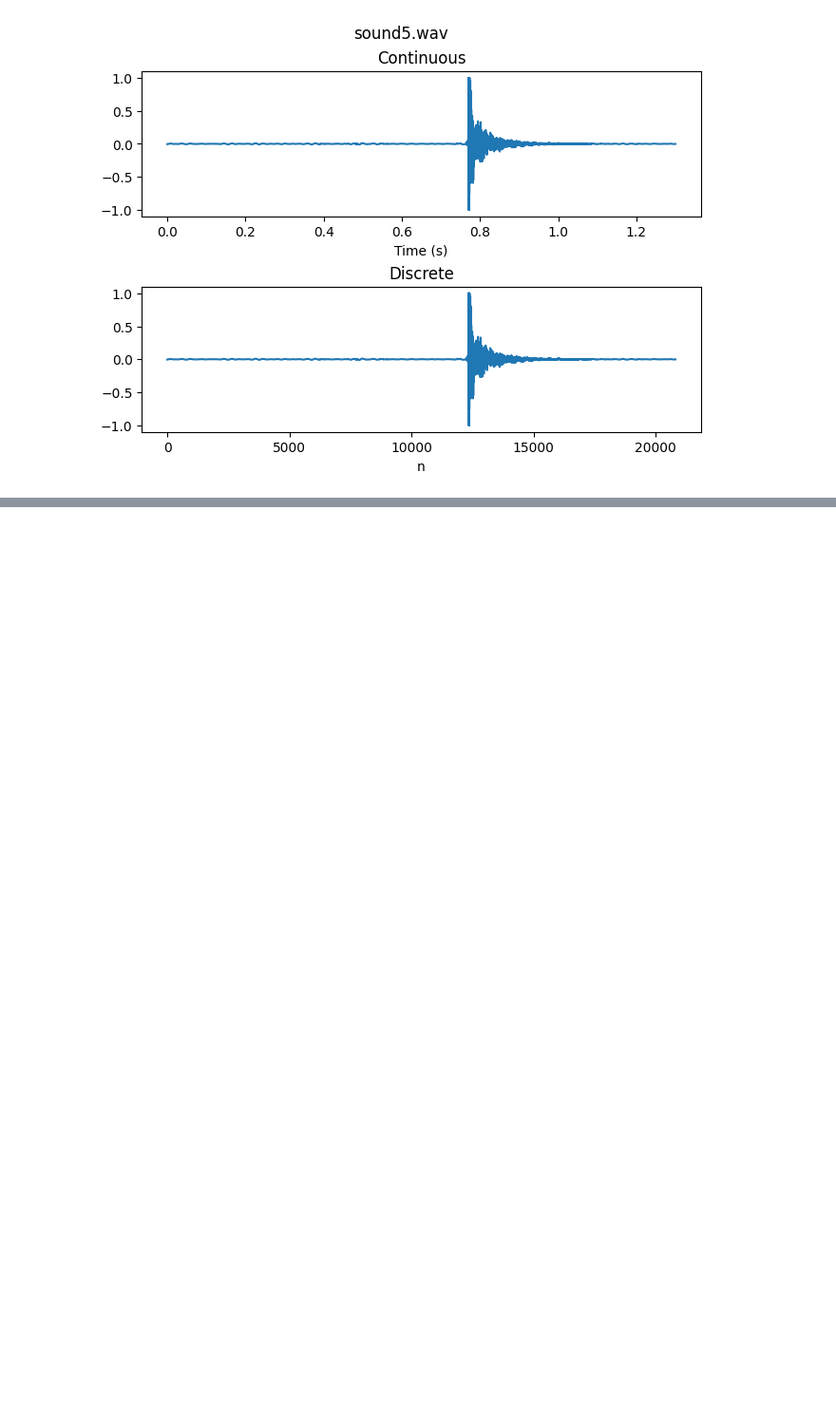
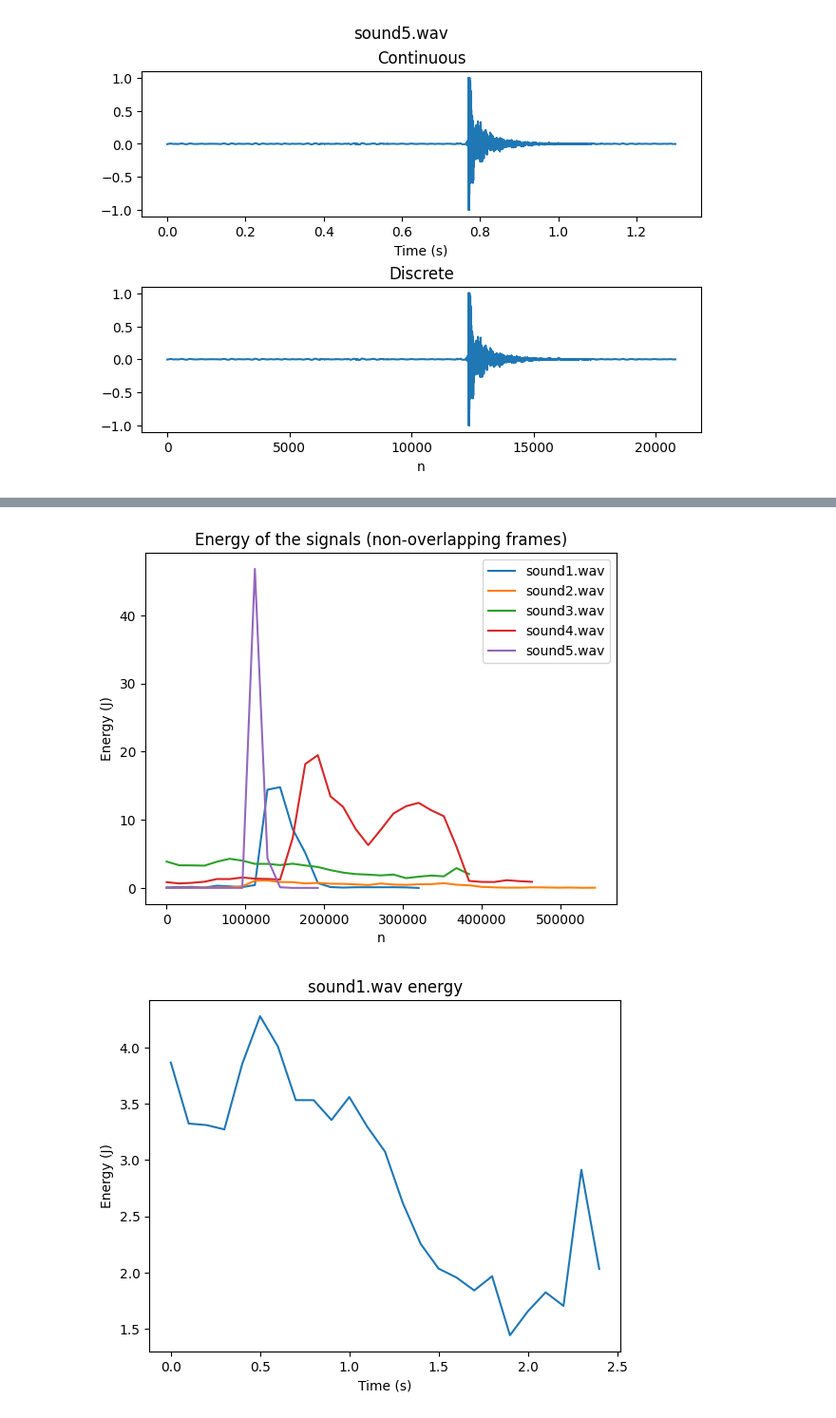
Before and after one commit to carlosedm10/joan-tds, a Jupyter notebook: prac1/python/prac1.ipynb, the cells around one changed output, grey strips where cells are left out. Shown at 95% size. Drawn from its saved outputs; the diff is of its cells as text; code cells hidden in the pictures; blank space fills up the shorter version.

```diff
--- a/prac1/python/prac1.ipynb
+++ b/prac1/python/prac1.ipynb
@@ -94,10 +114,14 @@ Energy of sound3.wav: 70.51780144311488
 E1_frames = (non_overlapping_frames(y1, fs1, 0.1) ** 2).sum(axis=0)
 E2_frames = (non_overlapping_frames(y2, fs2, 0.1) ** 2).sum(axis=0)
 E3_frames = (non_overlapping_frames(y3, fs3, 0.1) ** 2).sum(axis=0)
+E4_frames = (non_overlapping_frames(y4, fs4, 0.1) ** 2).sum(axis=0)
+E5_frames = (non_overlapping_frames(y5, fs5, 0.1) ** 2).sum(axis=0)
 
 print('Energy of sound1.wav (non overlapping frames):', E1_frames)
 print('Energy of sound2.wav (non overlapping frames):', E2_frames)
 print('Energy of sound3.wav (non overlapping frames):', E3_frames)
+print('Energy of sound4.wav (non overlapping frames):', E4_frames)
+print('Energy of sound5.wav (non overlapping frames):', E5_frames)
 # %% [output]
 Energy of sound1.wav (non overlapping frames): [8.55939379e-02 1.29535472e-01 1.55837758e-01 6.03303257e-02
  3.26599405e-01 2.27067842e-01 1.24440302e-01 4.25264693e-01
@@ -118,0 +143,29 @@ Energy of sound3.wav (non overlapping frames): [3.8680609  3.32501603 3.31144512
+# %%
+# plot the energy of the signals in discrete time
+t1 = np.arange(len(E1_frames)) * fs1
+t2 = np.arange(len(E2_frames)) * fs2
+t3 = np.arange(len(E3_frames)) * fs3
+t4 = np.arange(len(E4_frames)) * fs4
+t5 = np.arange(len(E5_frames)) * fs5
+
+plt.plot(t1, E1_frames, label='sound1.wav')
+plt.plot(t2, E2_frames, label='sound2.wav')
+plt.plot(t3, E3_frames, label='sound3.wav')
+plt.plot(t4, E4_frames, label='sound4.wav')
+plt.plot(t5, E5_frames, label='sound5.wav')
+plt.xlabel('n')
+plt.ylabel('Energy (J)')
+plt.title('Energy of the signals (non-overlapping frames)')
+plt.legend()
+plt.show()
+
+# plot the energy of the signals in continuous time
+# the sampling frequency is 10Hz because the frames are 100ms long
+plot_continuous(E3_frames, 10, 'sound1.wav energy', 'Energy (J)')
+plot_continuous(E2_frames, 10, 'sound2.wav energy', ylabel='Energy (J)')
+plot_continuous(E1_frames, 10, 'sound3.wav energy', ylabel='Energy (J)')
+plot_continuous(E4_frames, 10, 'sound4.wav energy', ylabel='Energy (J)')
+plot_continuous(E5_frames, 10, 'sound5.wav energy', ylabel='Energy (J)')
+# %% [output]
+[figure, added]
+[figure, added]
```
Also changed, not shown: parts of 10 cells of this notebook, 2 other files.
